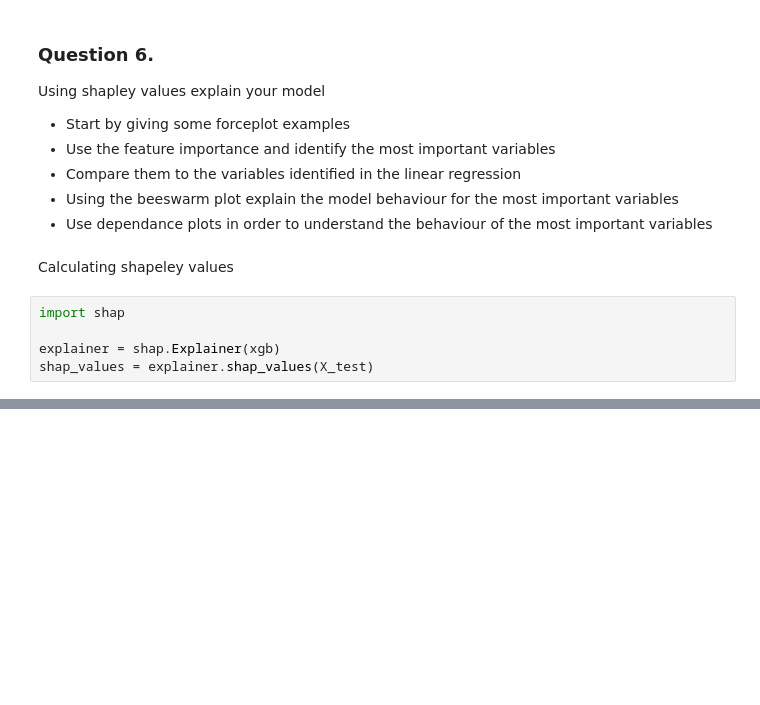
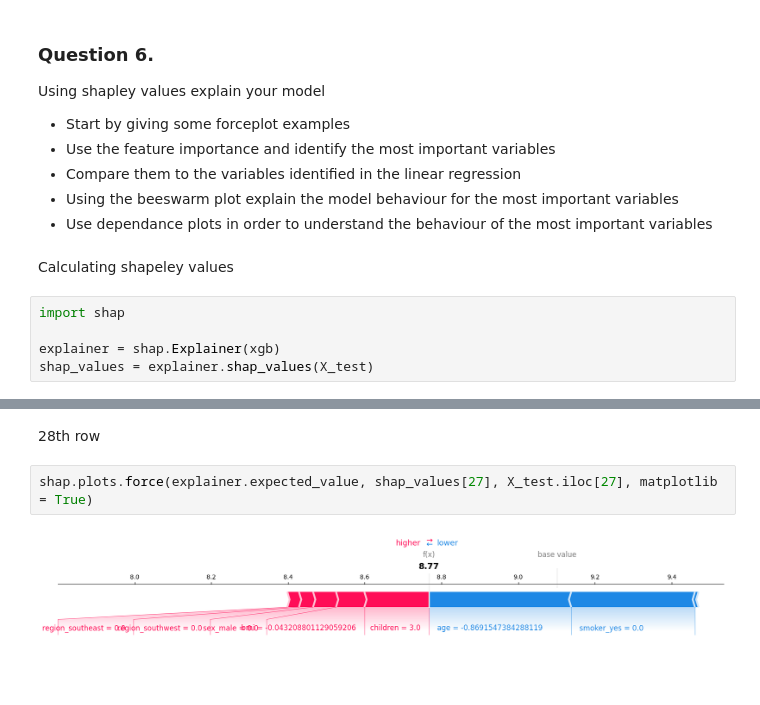
Before and after one commit to louiscockenpot/projet-explainability, a Jupyter notebook: project.ipynb, the cells around one changed output, grey strips where cells are left out. Saved outputs shown, nothing was run; the diff lists cells and outputs as text; blank space fills up the shorter version.

```diff
--- a/project.ipynb
+++ b/project.ipynb
@@ -362,0 +379,6 @@ Summary plot
+# %% [markdown]
+28th row
+# %%
+shap.plots.force(explainer.expected_value, shap_values[27], X_test.iloc[27], matplotlib = True)
+# %% [output]
+[figure, added]
```
Also changed, not shown: parts of 21 cells of this notebook.
